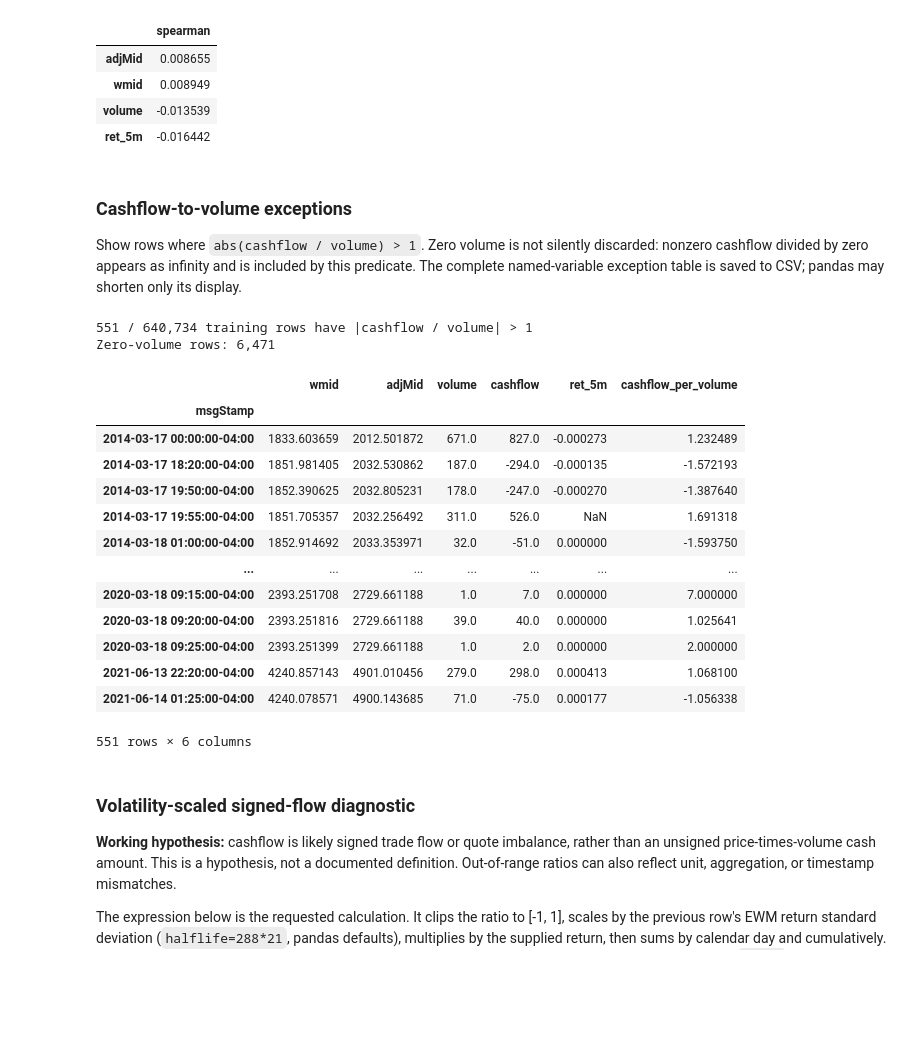
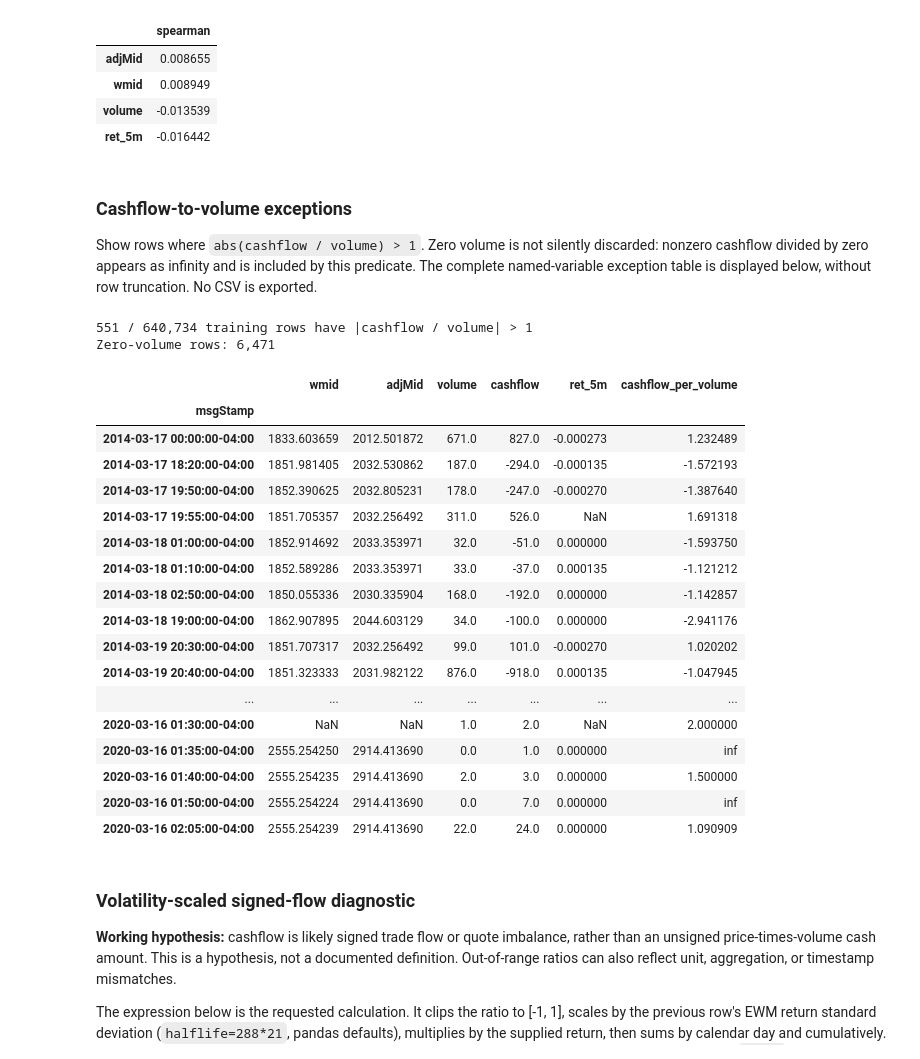
Before and after one commit to ak5ms/th, a Jupyter notebook: notebooks/01_eda.ipynb, the cells around one changed output. Drawn from its saved outputs; the diff is of its cells as text; code cells hidden in the pictures; blank space fills up the shorter version.

Commit message:
Store notebook-only EDA outputs and inline run notes

```diff
--- a/notebooks/01_eda.ipynb
+++ b/notebooks/01_eda.ipynb
@@ -398,31 +397,35 @@ display(cash_named)
 # %% [markdown]
 ### Cashflow-to-volume exceptions
 
-Show rows where `abs(cashflow / volume) > 1`. Zero volume is not silently discarded: nonzero cashflow divided by zero appears as infinity and is included by this predicate. The complete named-variable exception table is saved to CSV; pandas may shorten only its display.
+Show rows where `abs(cashflow / volume) > 1`. Zero volume is not silently discarded: nonzero cashflow divided by zero appears as infinity and is included by this predicate. The complete named-variable exception table is displayed below, without row truncation. No CSV is exported.
 # %%
 flow_ratio = df.cashflow / df.volume
 cashflow_outliers = df.loc[flow_ratio.abs().gt(1), named_numeric].assign(cashflow_per_volume=flow_ratio)
 print(f'{len(cashflow_outliers):,} / {len(df):,} training rows have |cashflow / volume| > 1')
 print(f'Zero-volume rows: {df.volume.eq(0).sum():,}')
-display(cashflow_outliers)
-cashflow_outliers.to_csv(REPORTS / 'cashflow_outliers.csv')
+with pd.option_context('display.max_rows', None, 'display.max_columns', None):
+    display(cashflow_outliers)
 # %% [output]
 551 / 640,734 training rows have |cashflow / volume| > 1
 Zero-volume rows: 6,471
 |  | wmid | adjMid | volume | cashflow | ret_5m | cashflow_per_volume |
 | msgStamp |  |  |  |  |  |  |
 | 2014-03-17 00:00:00-04:00 | 1833.603659 | 2012.501872 | 671.0 | 827.0 | -0.000273 | 1.232489 |
 | 2014-03-17 18:20:00-04:00 | 1851.981405 | 2032.530862 | 187.0 | -294.0 | -0.000135 | -1.572193 |
 | 2014-03-17 19:50:00-04:00 | 1852.390625 | 2032.805231 | 178.0 | -247.0 | -0.000270 | -1.387640 |
 | 2014-03-17 19:55:00-04:00 | 1851.705357 | 2032.256492 | 311.0 | 526.0 | NaN | 1.691318 |
 | 2014-03-18 01:00:00-04:00 | 1852.914692 | 2033.353971 | 32.0 | -51.0 | 0.000000 | -1.593750 |
+| 2014-03-18 01:10:00-04:00 | 1852.589286 | 2033.353971 | 33.0 | -37.0 | 0.000135 | -1.121212 |
+| 2014-03-18 02:50:00-04:00 | 1850.055336 | 2030.335904 | 168.0 | -192.0 | 0.000000 | -1.142857 |
+| 2014-03-18 19:00:00-04:00 | 1862.907895 | 2044.603129 | 34.0 | -100.0 | 0.000000 | -2.941176 |
+| 2014-03-19 20:30:00-04:00 | 1851.707317 | 2032.256492 | 99.0 | 101.0 | -0.000270 | 1.020202 |
+| 2014-03-19 20:40:00-04:00 | 1851.323333 | 2031.982122 | 876.0 | -918.0 | 0.000135 | -1.047945 |
 | ... | ... | ... | ... | ... | ... | ... |
-| 2020-03-18 09:15:00-04:00 | 2393.251708 | 2729.661188 | 1.0 | 7.0 | 0.000000 | 7.000000 |
-| 2020-03-18 09:20:00-04:00 | 2393.251816 | 2729.661188 | 39.0 | 40.0 | 0.000000 | 1.025641 |
-| 2020-03-18 09:25:00-04:00 | 2393.251399 | 2729.661188 | 1.0 | 2.0 | 0.000000 | 2.000000 |
-| 2021-06-13 22:20:00-04:00 | 4240.857143 | 4901.010456 | 279.0 | 298.0 | 0.000413 | 1.068100 |
-| 2021-06-14 01:25:00-04:00 | 4240.078571 | 4900.143685 | 71.0 | -75.0 | 0.000177 | -1.056338 |
+| 2020-03-16 01:30:00-04:00 | NaN | NaN | 1.0 | 2.0 | NaN | 2.000000 |
+| 2020-03-16 01:35:00-04:00 | 2555.254250 | 2914.413690 | 0.0 | 1.0 | 0.000000 | inf |
+| 2020-03-16 01:40:00-04:00 | 2555.254235 | 2914.413690 | 2.0 | 3.0 | 0.000000 | 1.500000 |
+| 2020-03-16 01:50:00-04:00 | 2555.254224 | 2914.413690 | 0.0 | 7.0 | 0.000000 | inf |
+| 2020-03-16 02:05:00-04:00 | 2555.254239 | 2914.413690 | 22.0 | 24.0 | 0.000000 | 1.090909 |
-551 rows × 6 columns
 # %% [markdown]
 ### Volatility-scaled signed-flow diagnostic
 
```
Also changed, not shown: parts of 7 cells of this notebook, 2 other files.
